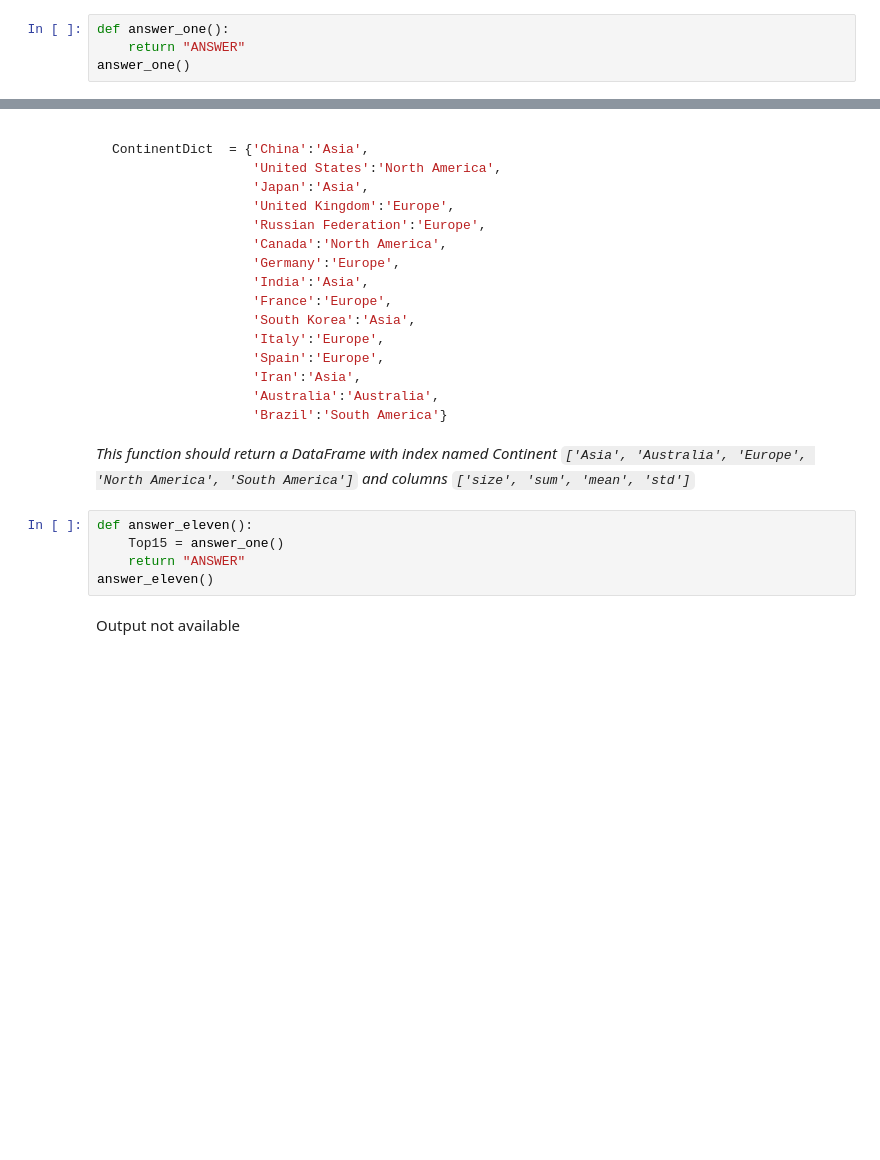
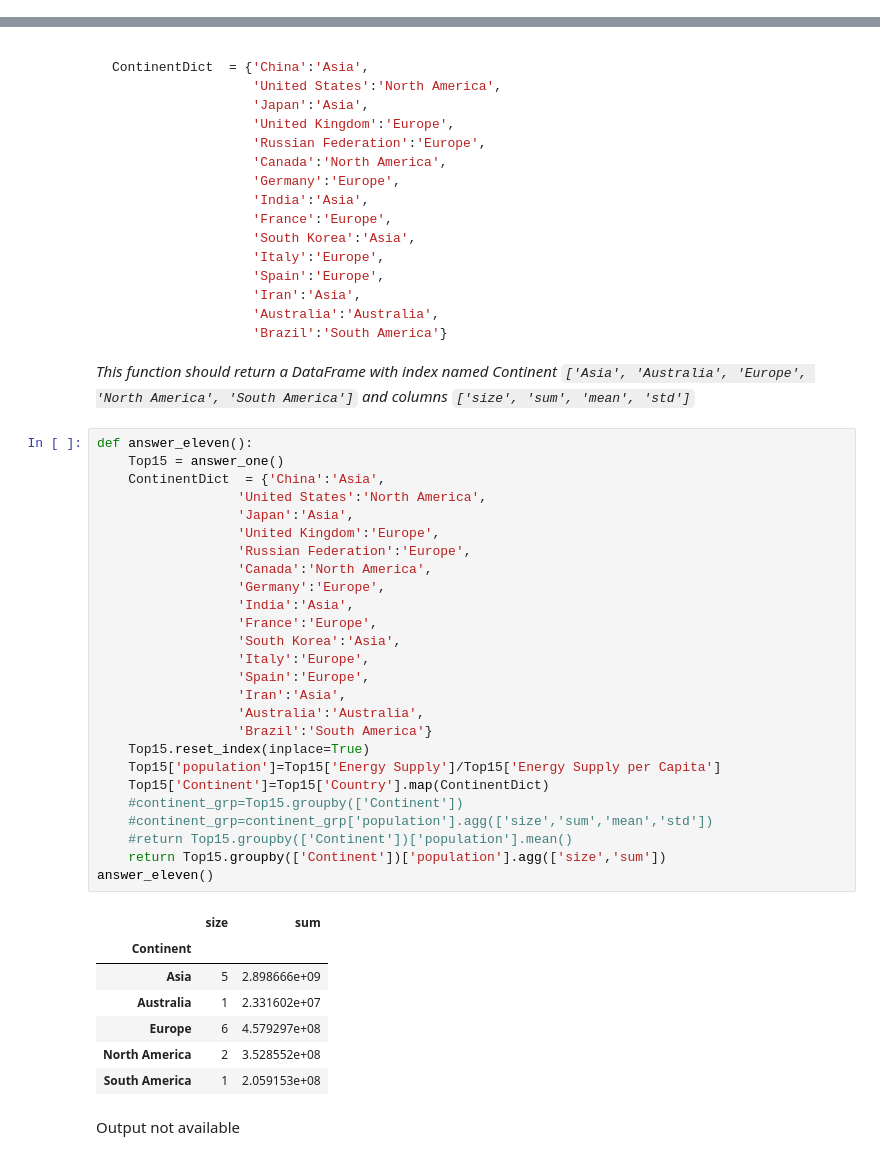
Before and after one commit to Smit-create/Assignment-1-MnC19, a Jupyter notebook: Assignments/Assignment 2 Numpy Pandas/Assignment-3.ipynb, the cells around one changed output, grey strips where cells are left out. Drawn from its saved outputs; the diff is of its cells as text; blank space fills up the shorter version.

````diff
--- a/Assignments/Assignment 2 Numpy Pandas/Assignment-3.ipynb
+++ b/Assignments/Assignment 2 Numpy Pandas/Assignment-3.ipynb
@@ -57,7 +57,3 @@ import pickle
 Outputs = pickle.load(open("output.pkl", "rb"))
 # %% [markdown]
 *This function should return a DataFrame with 20 columns and 15 entries.*
-# %%
-def answer_one():
-    return "ANSWER"
-answer_one()
@@ -297,11 +424,40 @@ ContinentDict  = {'China':'Asia',
 ```
 
 *This function should return a DataFrame with index named Continent `['Asia', 'Australia', 'Europe', 'North America', 'South America']` and columns `['size', 'sum', 'mean', 'std']`*
-# %%
-def answer_eleven():
-    Top15 = answer_one()
-    return "ANSWER"
-answer_eleven()
+# %%
+def answer_eleven():
+    Top15 = answer_one()
+    ContinentDict  = {'China':'Asia',
+                  'United States':'North America',
+                  'Japan':'Asia',
+                  'United Kingdom':'Europe',
+                  'Russian Federation':'Europe',
+                  'Canada':'North America',
+                  'Germany':'Europe',
+                  'India':'Asia',
+                  'France':'Europe',
+                  'South Korea':'Asia',
+                  'Italy':'Europe',
+                  'Spain':'Europe',
+                  'Iran':'Asia',
+                  'Australia':'Australia',
+                  'Brazil':'South America'}
+    Top15.reset_index(inplace=True)
+    Top15['population']=Top15['Energy Supply']/Top15['Energy Supply per Capita']
+    Top15['Continent']=Top15['Country'].map(ContinentDict)
+    #continent_grp=Top15.groupby(['Continent'])
+    #continent_grp=continent_grp['population'].agg(['size','sum','mean','std'])
+    #return Top15.groupby(['Continent'])['population'].mean()
+    return Top15.groupby(['Continent'])['population'].agg(['size','sum'])
+answer_eleven()
+# %% [output]
+|  | size | sum |
+| Continent |  |  |
+| Asia | 5 | 2.898666e+09 |
+| Australia | 1 | 2.331602e+07 |
+| Europe | 6 | 4.579297e+08 |
+| North America | 2 | 3.528552e+08 |
+| South America | 1 | 2.059153e+08 |
 # %% [markdown]
 Output not available
 # %% [markdown]
````
Also changed, not shown: parts of 21 cells of this notebook, 1 other file.
